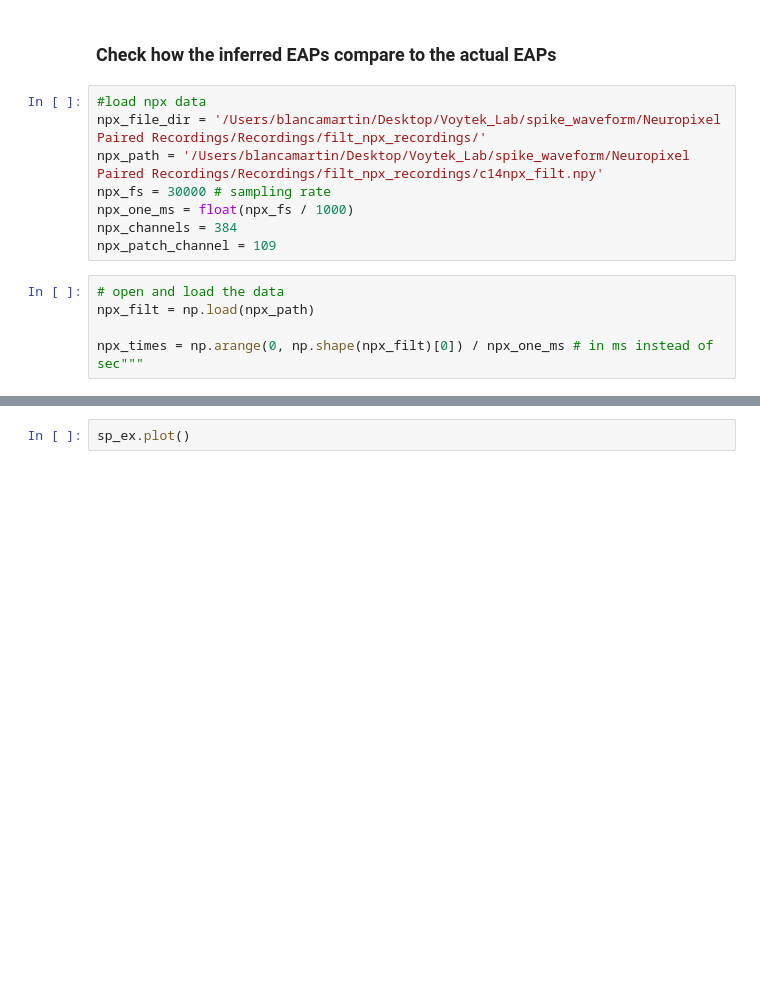
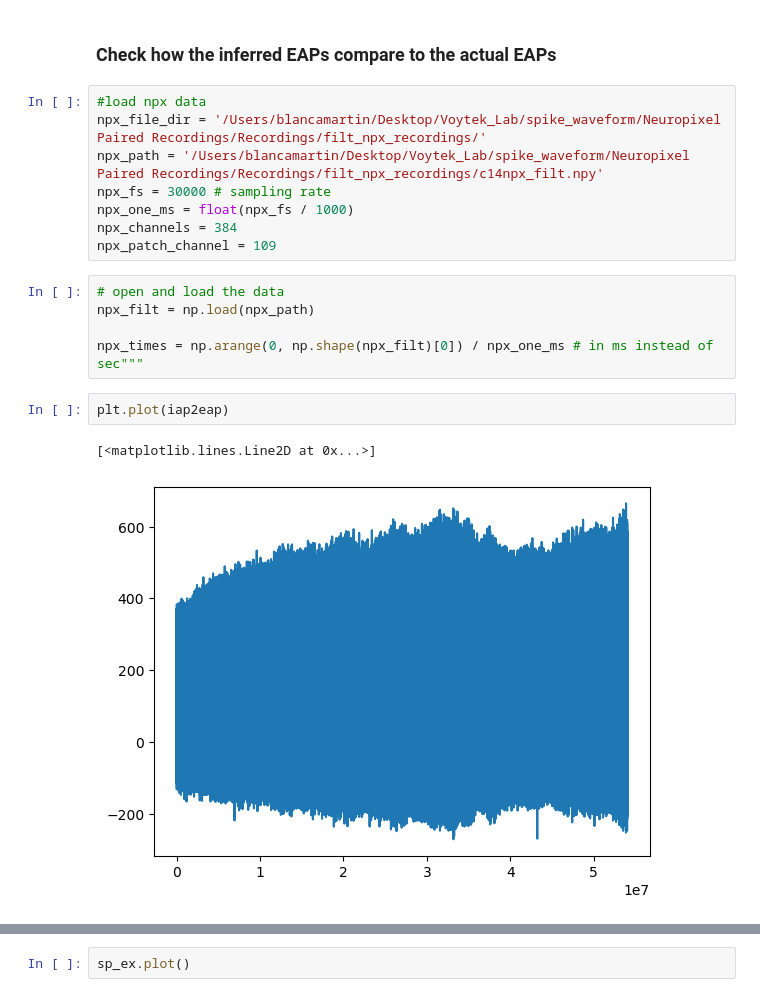
Before and after one commit to voytekresearch/spikewise, a Jupyter notebook: datasets/spe-1_rh/spe-1_rh_c14_IAPvsEAP.ipynb, the cells around one changed output, grey strips where cells are left out. Saved outputs shown, nothing was run; the diff lists cells and outputs as text; blank space fills up the shorter version.

```diff
--- a/datasets/spe-1_rh/spe-1_rh_c14_IAPvsEAP.ipynb
+++ b/datasets/spe-1_rh/spe-1_rh_c14_IAPvsEAP.ipynb
@@ -112,6 +109,11 @@ npx_patch_channel = 109
 npx_filt = np.load(npx_path)
 
 npx_times = np.arange(0, np.shape(npx_filt)[0]) / npx_one_ms # in ms instead of sec"""
+# %%
+plt.plot(iap2eap)
+# %% [output]
+[<matplotlib.lines.Line2D at 0x...>]
+[figure, added]
 # %%
 plt.plot(npx_filt)
 # %% [output]
```
Also changed, not shown: parts of 14 cells of this notebook, 3 other files.
